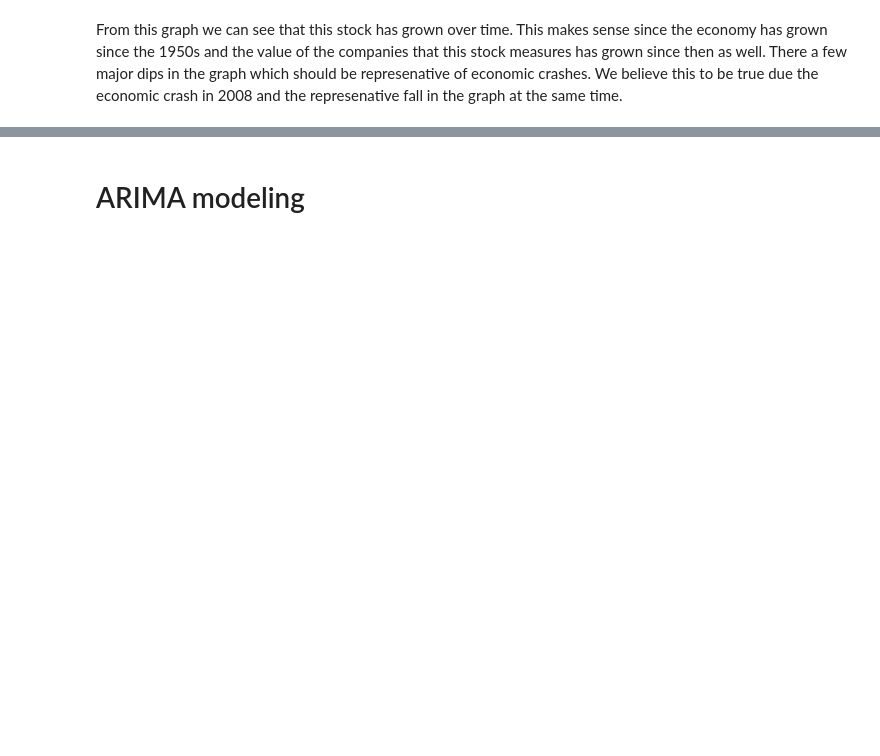
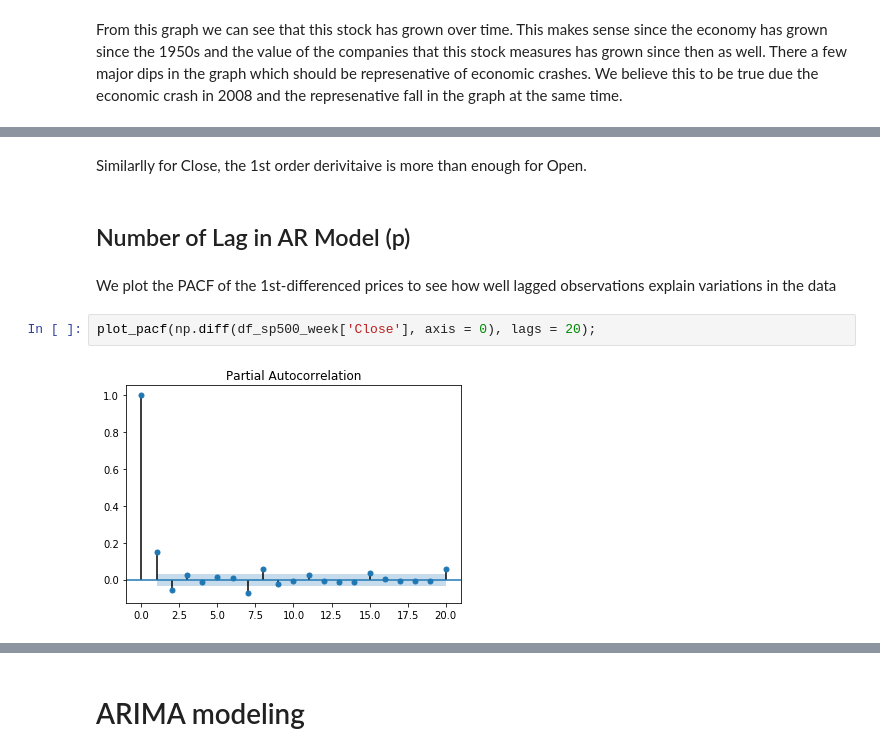
Before and after one commit to Allen-Z-4230/FutureGas, a Jupyter notebook: future_gas_folder/S&P500 Explore.ipynb, the cells around one changed output, grey strips where cells are left out. Cells and saved outputs as stored; diff of their text form; blank space fills up the shorter version.

```diff
--- a/future_gas_folder/S&P500 Explore.ipynb
+++ b/future_gas_folder/S&P500 Explore.ipynb
@@ -84,0 +158,10 @@ From this autocorrelation plot we can see that with a lag of about 500 - 1000 th
+# %% [markdown]
+Similarlly for Close, the 1st order derivitaive is more than enough for Open.
+# %% [markdown]
+## Number of Lag in AR Model (p)
+# %% [markdown]
+We plot the PACF of the 1st-differenced prices to see how well lagged observations explain variations in the data
+# %%
+plot_pacf(np.diff(df_sp500_week['Close'], axis = 0), lags = 20);
+# %% [output]
+[figure, added]
```
Also changed, not shown: parts of 41 cells of this notebook.
